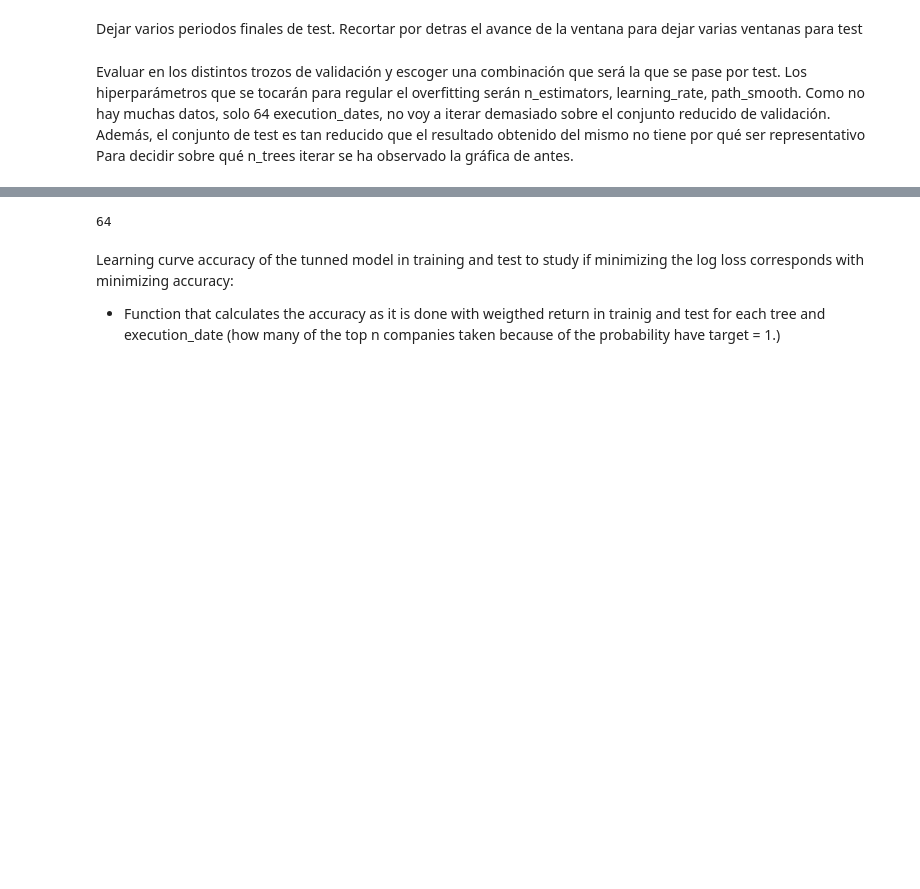
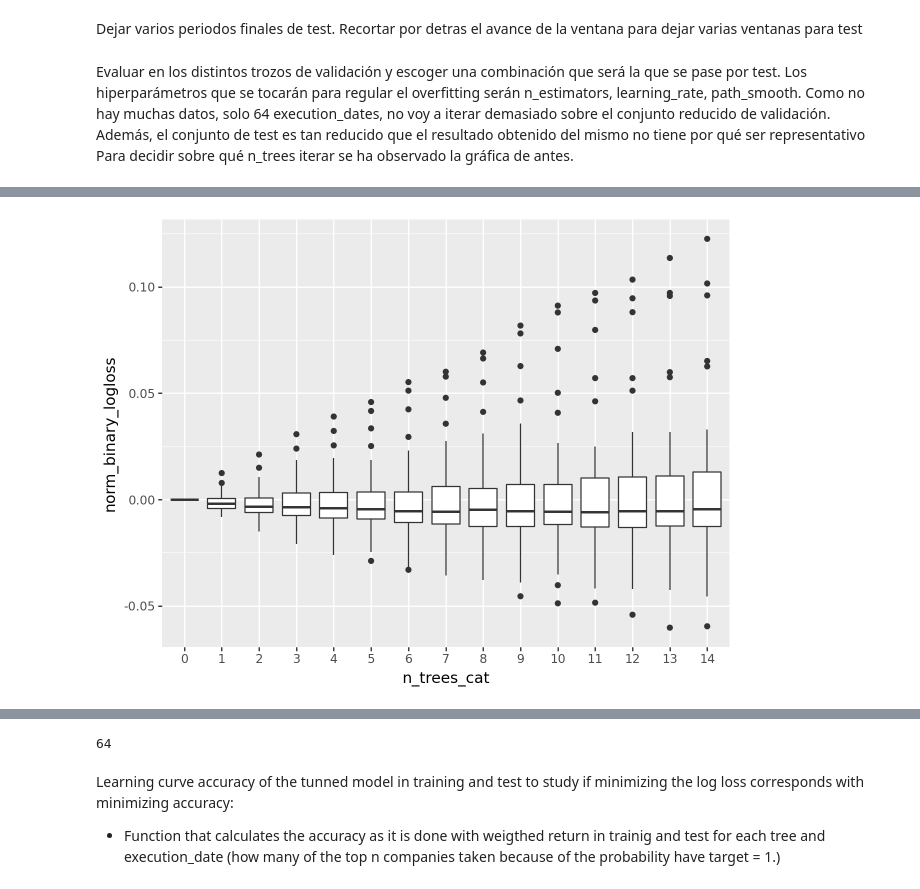
Before and after one commit to raqueel-ff/zrive-ds, a Jupyter notebook: src/module_5/module5.ipynb, the cells around one changed output, grey strips where cells are left out. Cells and saved outputs as stored; diff of their text form; code cells hidden in the pictures; blank space fills up the shorter version.

```diff
--- a/src/module_5/module5.ipynb
+++ b/src/module_5/module5.ipynb
@@ -593,0 +624,4 @@ for n_estimator in n_estimators:
+# %%
+ggplot(test_lc_15) + aes(x='n_trees_cat',y='norm_binary_logloss')+ geom_boxplot()
+# %% [output]
+[figure, added]
```
Also changed, not shown: parts of 10 cells of this notebook.
